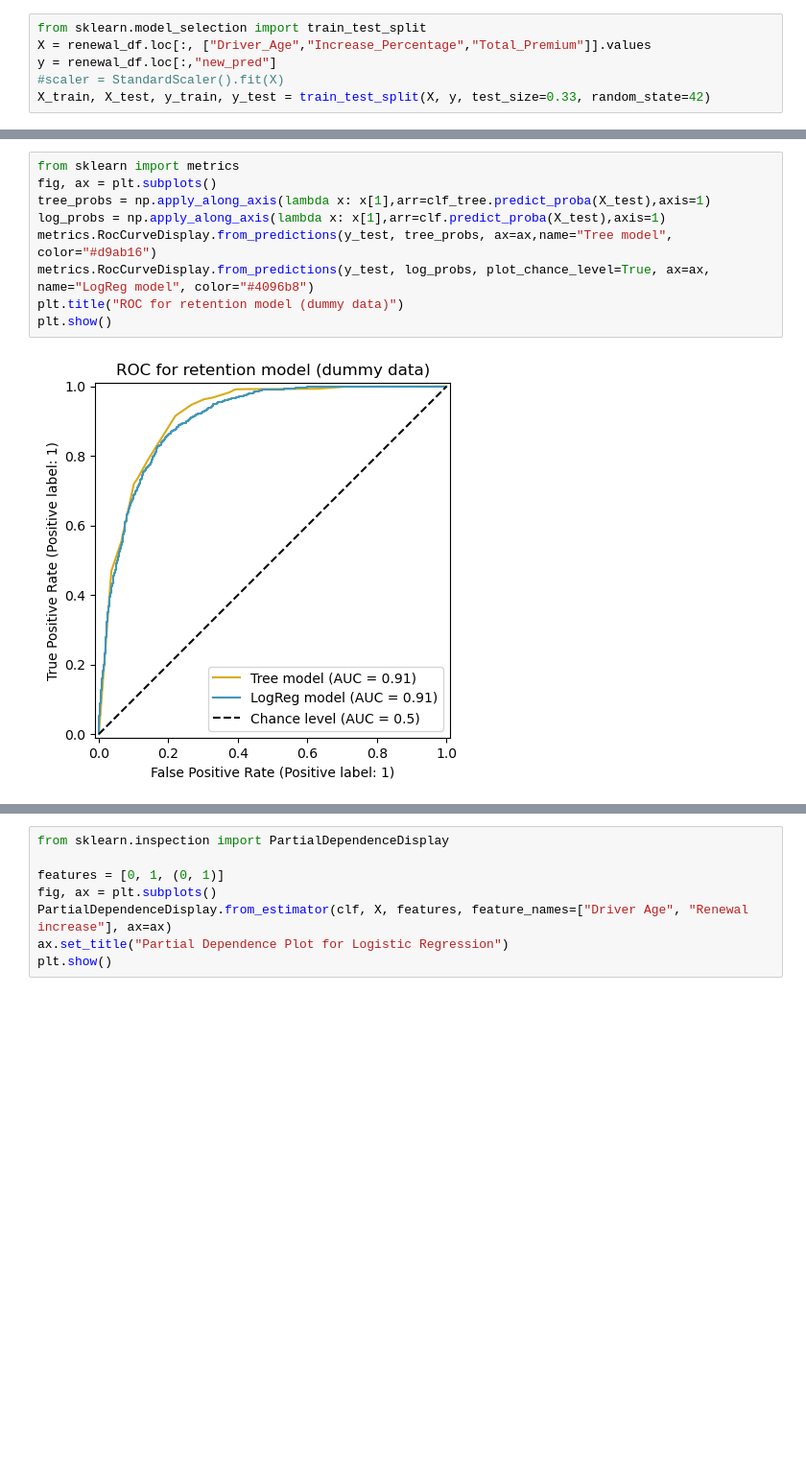
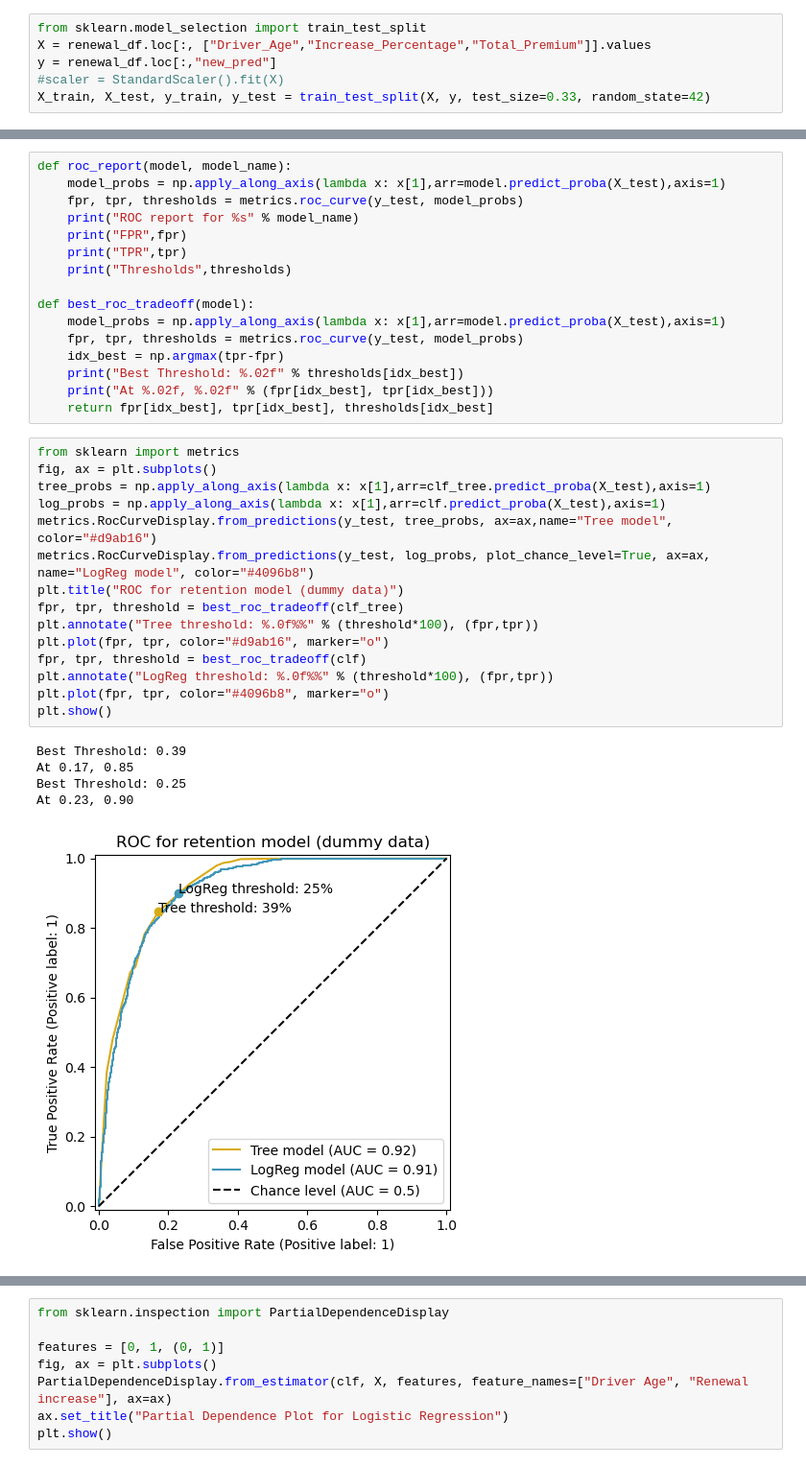
Before and after one commit to hellwind495/DataScienceDataViz, a Jupyter notebook: ROC synthetic data.ipynb, the cells around one changed output, grey strips where cells are left out. Shown at 96% size. Cells and saved outputs as stored; diff of their text form; blank space fills up the shorter version.

Commit message:
Adding readme, shap values & some LR chart development

```diff
--- a/ROC synthetic data.ipynb
+++ b/ROC synthetic data.ipynb
@@ -39,11 +40,37 @@ clf_tree.score(X_test, y_test)
+# %%
+def roc_report(model, model_name):
+    model_probs = np.apply_along_axis(lambda x: x[1],arr=model.predict_proba(X_test),axis=1)
+    fpr, tpr, thresholds = metrics.roc_curve(y_test, model_probs)
+    print("ROC report for %s" % model_name)
+    print("FPR",fpr)
+    print("TPR",tpr)
+    print("Thresholds",thresholds)
+
+def best_roc_tradeoff(model):
+    model_probs = np.apply_along_axis(lambda x: x[1],arr=model.predict_proba(X_test),axis=1)
+    fpr, tpr, thresholds = metrics.roc_curve(y_test, model_probs)
+    idx_best = np.argmax(tpr-fpr)
+    print("Best Threshold: %.02f" % thresholds[idx_best])
+    print("At %.02f, %.02f" % (fpr[idx_best], tpr[idx_best]))
+    return fpr[idx_best], tpr[idx_best], thresholds[idx_best]
 # %%
 from sklearn import metrics
 fig, ax = plt.subplots()
 tree_probs = np.apply_along_axis(lambda x: x[1],arr=clf_tree.predict_proba(X_test),axis=1)
 log_probs = np.apply_along_axis(lambda x: x[1],arr=clf.predict_proba(X_test),axis=1)
 metrics.RocCurveDisplay.from_predictions(y_test, tree_probs, ax=ax,name="Tree model", color="#d9ab16")
 metrics.RocCurveDisplay.from_predictions(y_test, log_probs, plot_chance_level=True, ax=ax, name="LogReg model", color="#4096b8")
 plt.title("ROC for retention model (dummy data)")
+fpr, tpr, threshold = best_roc_tradeoff(clf_tree)
+plt.annotate("Tree threshold: %.0f%%" % (threshold*100), (fpr,tpr))
+plt.plot(fpr, tpr, color="#d9ab16", marker="o")
+fpr, tpr, threshold = best_roc_tradeoff(clf)
+plt.annotate("LogReg threshold: %.0f%%" % (threshold*100), (fpr,tpr))
+plt.plot(fpr, tpr, color="#4096b8", marker="o")
 plt.show()
 # %% [output]
+Best Threshold: 0.39
+At 0.17, 0.85
+Best Threshold: 0.25
+At 0.23, 0.90
-[figure, old version]
+[figure, new version]
```
Also changed, not shown: parts of 5 cells of this notebook, 3 other files.
